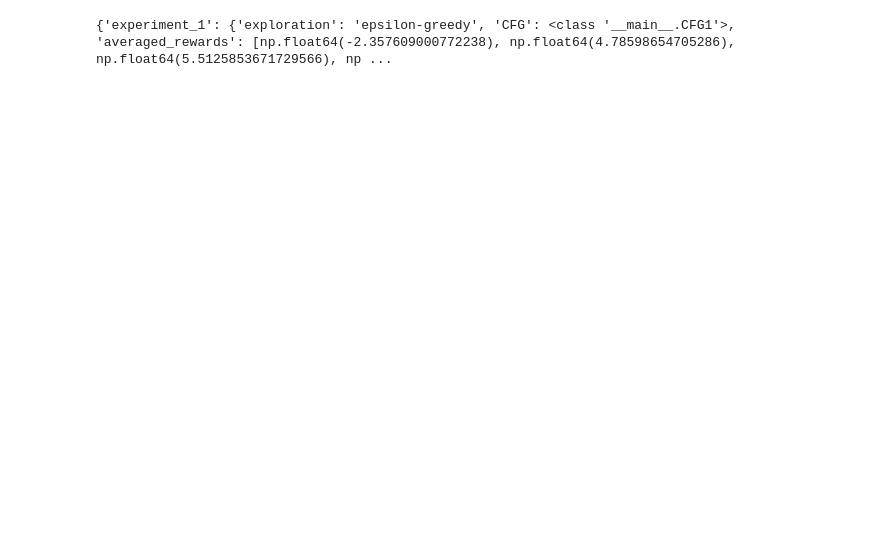
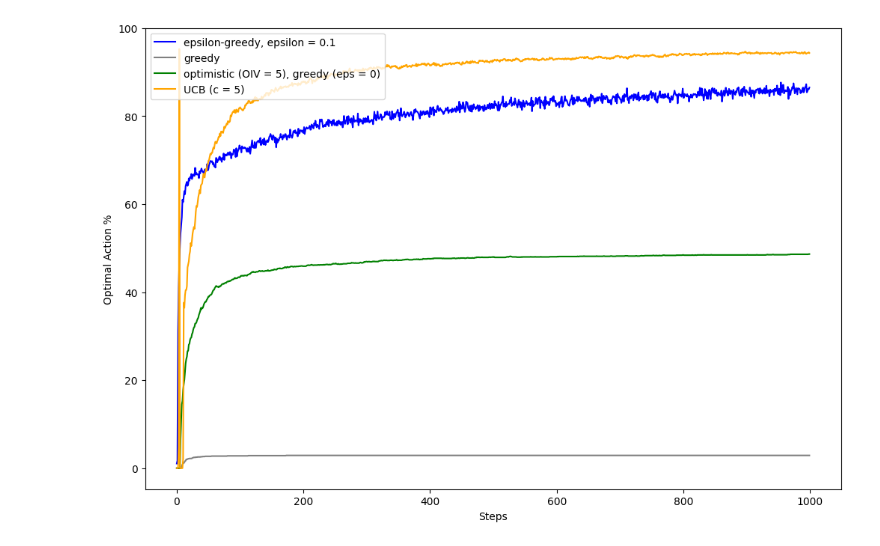
Before and after one commit to bhargav-borah/reinforcement-learning-book-implementation-exercises, a Jupyter notebook: chapter-2-multi-armed-bandits/implementation-notebook.ipynb, the cells around one changed output. Cells and saved outputs as stored; diff of their text form; code cells hidden in the pictures; blank space fills up the shorter version.

```diff
--- a/chapter-2-multi-armed-bandits/implementation-notebook.ipynb
+++ b/chapter-2-multi-armed-bandits/implementation-notebook.ipynb
@@ -203,9 +212,0 @@ optimal_action_percent_ucb_c_2 = experiment.optimal_action_percent
-# %%
-import pickle
-
-with open('results_12.pkl', 'rb') as f:
-    results = pickle.load(f)
-
-print(results)
-# %% [output]
-{'experiment_1': {'exploration': 'epsilon-greedy', 'CFG': <class '__main__.CFG1'>, 'averaged_rewards': [np.float64(-2.357609000772238), np.float64(4.78598654705286), np.float64(5.5125853671729566), np ...
@@ -215,3 +213,15 @@ averaged_rewards_greedy = results['experiment_2']['averaged_rewards']
+# %%
+plt.figure(figsize=(12, 8))
+plt.plot(optimal_action_percent_epsilon_greedy, color='blue', label='epsilon-greedy, epsilon = 0.1')
+plt.plot(optimal_action_percent_greedy, color='grey', label='greedy')
+plt.plot(optimal_action_percent_oiv_eps_0, color='green', label='optimistic (OIV = 5), greedy (eps = 0)')
+plt.plot(optimal_action_percent_ucb_c_2, color='orange', label='UCB (c = 5)')
+plt.xlabel('Steps')
+plt.ylabel('Optimal Action %')
+plt.legend()
+plt.show()
+# %% [output]
+[figure, added]
 # %%
 plt.figure(figsize=(12, 8))
 plt.plot(averaged_rewards_epsilon_greedy, color='blue', label='epsilon-greedy, epsilon = 0.1')
```
Also changed, not shown: parts of 10 cells of this notebook.
